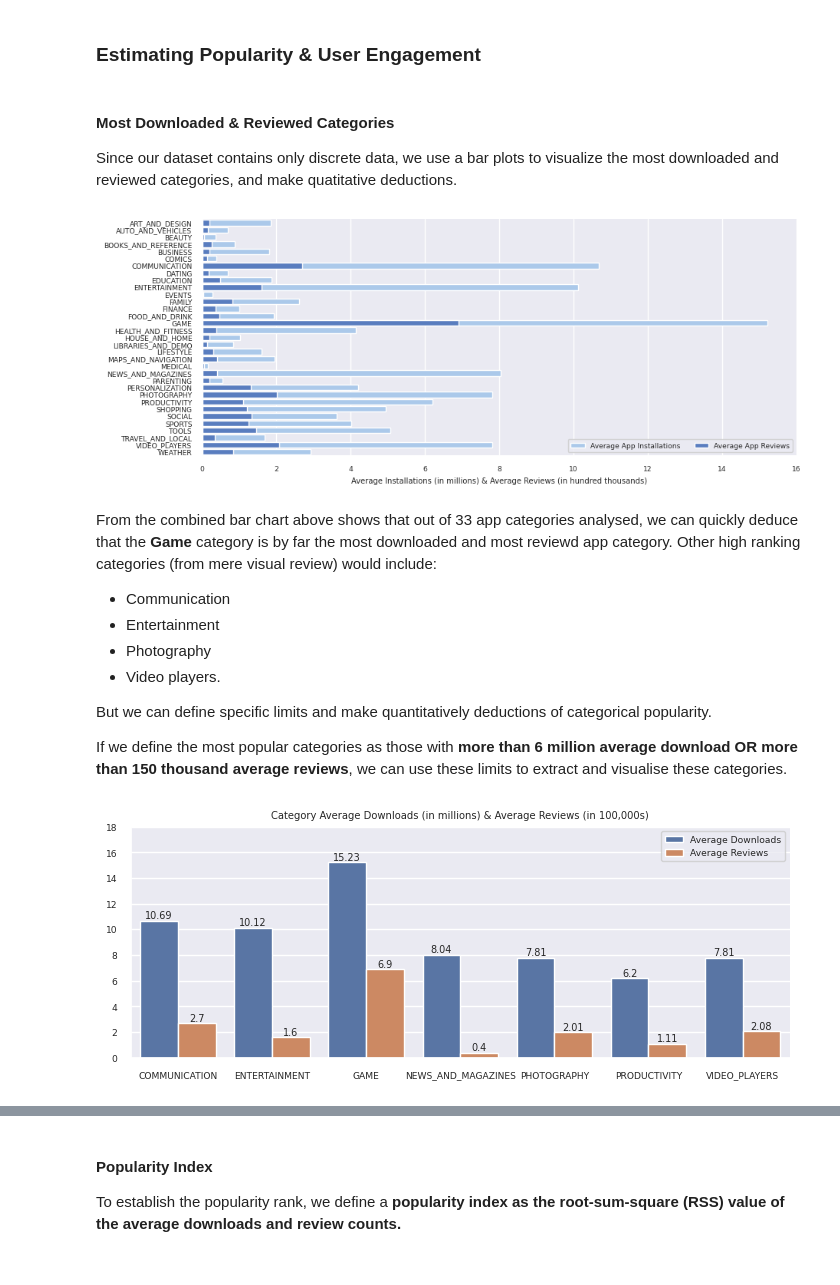
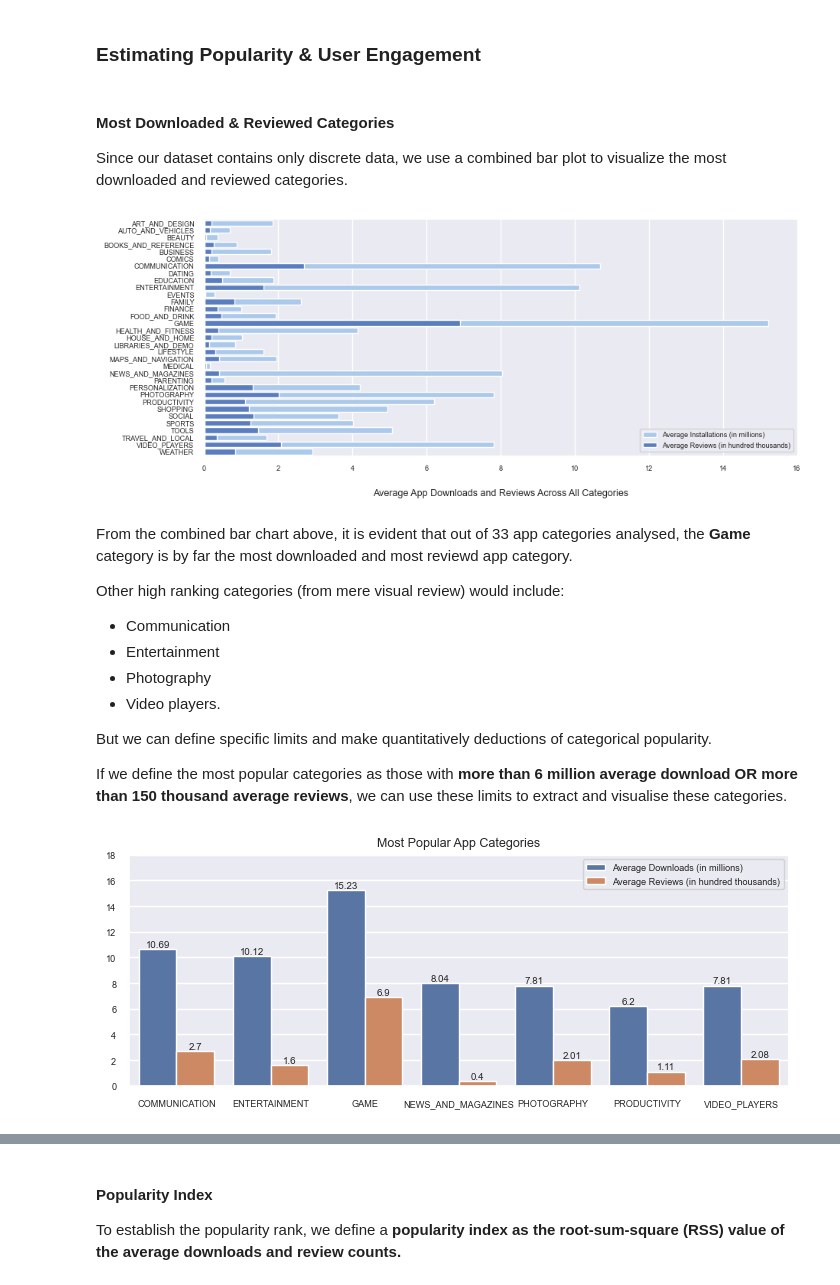
Before and after one commit to kingsley-ezenwaka/app-profile-data-analysis, a Jupyter notebook: app-profiles-analysis.ipynb, the cells around one changed output, grey strips where cells are left out. Saved outputs shown, nothing was run; the diff lists cells and outputs as text; code cells hidden in the pictures.

```diff
--- a/app-profiles-analysis.ipynb
+++ b/app-profiles-analysis.ipynb
@@ -273,3 +275,10 @@ playstore.to_csv('googleplaystore_rev.csv', index=False)
+# %%
+# Reset the index
+playstore = playstore.reset_index()
+playstore = playstore.drop('index',axis=1)
+
+# Export cleaning results to CSV file
+playstore.to_csv('googleplaystore_rev.csv', index=False)
 # %% [markdown]
 ## Data Analysis
 # %% [markdown]
@@ -326,44 +337,38 @@ table0.head(3) # View first 3 rows
 | 26 | ART_AND_DESIGN | 54 | 99.2111 | 1.84 | 10.85041 | 0.20 |
 | 23 | AUTO_AND_VEHICLES | 63 | 43.7698 | 0.69 | 9.92286 | 0.16 |
 | 32 | BEAUTY | 37 | 13.4162 | 0.36 | 1.85749 | 0.05 |
-# %%
-## Broadcast Installs and Reviews to reduced units per 1 million and 100k respectively
-playstore.loc[:,'Installs_rd'] = playstore.Installs / 1000000
-playstore.loc[:,'Reviews_rd'] = playstore.Reviews / 100000
-playstore.loc[:,'Ratio'] = round(playstore.Reviews_rd / playstore.Installs_rd, 4)
-
-## Broadcast Analysis indices to Category freq table
-table0.loc[:,'v2'] = round(table0.TotReviews / table0.NumOfApp, 1)              # Measure of Engagements
-table0.loc[:,'v3'] = round(1 / (table0.AvgInstalls / table0.NumOfApp), 1)       # Measure of Saturation
 # %% [markdown]
 ### Estimating Popularity & User Engagement
 # %% [markdown]
 #### Most Downloaded & Reviewed Categories
 
-Since our dataset contains only discrete data, we use a bar plots to visualize the most downloaded and reviewed categories, and make quatitative deductions.
+Since our dataset contains only discrete data, we use a combined bar plot to visualize the most downloaded and reviewed categories.
 # %%
 # Set plot theme and initialize figure
 sns.set(style='darkgrid',font_scale=0.6)
 fig, axs = plt.subplots(figsize=(10,4))
 
 # Plot the Average Downloads
 sns.set_color_codes("pastel")
-ax1 = sns.barplot(x='AvgInstalls', y='Category', data=table0, label='Average App Installations', color='b')
+ax1 = sns.barplot(x='AvgInstalls', y='Category', data=table0, label='Average Installations (in millions)', color='b')
 
 # Plot the Average Reviews
 sns.set_color_codes("muted")
-ax2  = sns.barplot(x='AvgReviews', y='Category', data=table0, label='Average App Reviews', color='b')
+ax2  = sns.barplot(x='AvgReviews', y='Category', data=table0, label='Average Reviews (in hundred thousands)', color='b')
 
 # Add a legend and informative labels
-axs.legend(ncol=2, loc="lower right", frameon=True)
-axs.set(xlim=[0,16], ylabel="", xlabel="Average Installations (in millions) & Average Reviews (in hundred thousands)")
+axs.legend(ncol=1, loc="lower right", frameon=True)
+axs.set(xlim=[0,16], ylabel="", xlabel='')
 sns.despine(left=True, bottom=True)
+plt.title("Average App Downloads and Reviews Across All Categories", fontsize=9, y=-0.2)
 
 plt.show()
 # %% [output]
-[figure, old version]
+[figure, new version]
 # %% [markdown]
-From the combined bar chart above shows that out of 33 app categories analysed, we can quickly deduce that the **Game** category is by far the most downloaded and most reviewd app category. Other high ranking categories (from mere visual review) would include:
+From the combined bar chart above, it is evident that out of 33 app categories analysed, the **Game** category is by far the most downloaded and most reviewd app category.
+
+Other high ranking categories (from mere visual review) would include:
 - Communication
 - Entertainment
 - Photography
@@ -376,23 +381,25 @@ If we define the most popular categories as those with **more than 6 million ave
 # Extract the category table for most popular app categories
 list1 = table0[table0.AvgInstalls > 6].Category.tolist() # Categories with avg. downloads > 6 million
 list2 = table0[table0.AvgReviews > 1.5].Category.tolist() # Categories with avg. reviews > 150,000
-table1 = table0[table0.Category.isin(list1) | table0.Category.isin(list2)]
+table1 = table0[table0.Category.isin(list1) | table0.Category.isin(list2)].copy()
 
 # Create temporary long-form dataframe for the bar plot
-df = table1.rename(columns={'AvgInstalls':'Average Downloads','AvgReviews':'Average Reviews'})
-df = df.melt(id_vars=['Category'],value_vars=['Average Downloads','Average Reviews']) # Un-pivot the table to long-form
+x , y = 'Average Downloads (in millions)','Average Reviews (in hundred thousands)'
+df = table1.rename(columns={'AvgInstalls': x,'AvgReviews': y})
+df = df.melt(id_vars=['Category'],value_vars=[x,y]) # Un-pivot the table to long-form
 
 # Bar plot of the most popular categories
 sns.set(font_scale=.6)
 fig, axs = plt.subplots(figsize=[8.5,3])
-axs = sns.barplot(x='Category', y='value', hue='variable', data=df)
-axs.set(ylim=[0,18], ylabel='', xlabel='', title='Category Average Downloads (in millions) & Average Reviews (in 100,000s)')
+axs = sns.barplot(x='Category', y='value', data=df, hue='variable', width=0.8)
+axs.set(ylim=[0,18], ylabel='', xlabel='')
 axs.legend(ncol=1, loc="upper right", frameon=True)
 for i in range(0,len(axs.containers)):
     axs.bar_label(axs.containers[i], fontsize=7)
 sns.despine(fig)
+plt.title('Most Popular App Categories', fontsize=9)
 
 plt.show()
 # %% [output]
-[figure, old version]
+[figure, new version]
 # %% [markdown]
```
Also changed, not shown: parts of 35 cells of this notebook, 6 other files.
